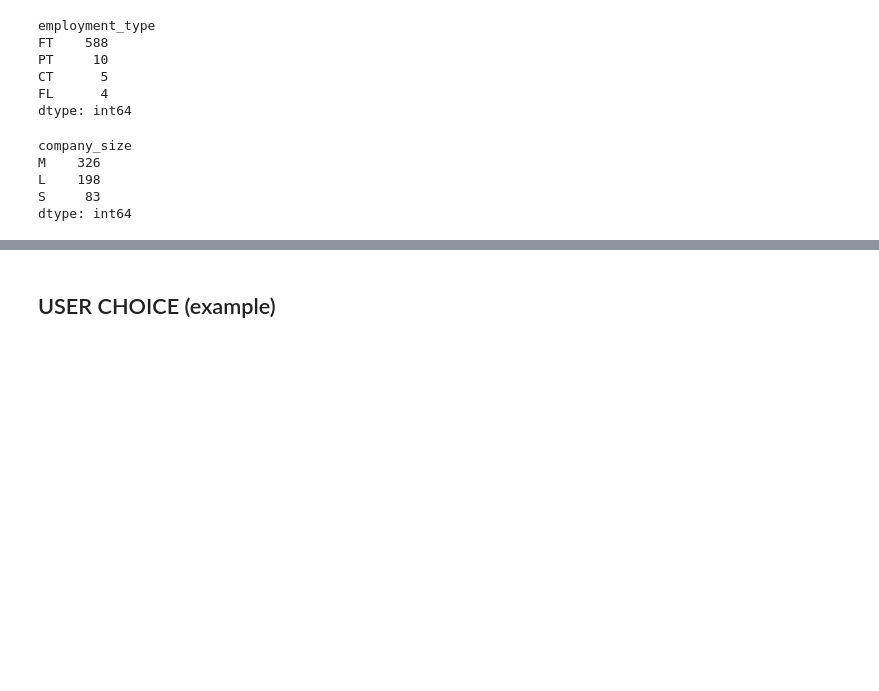
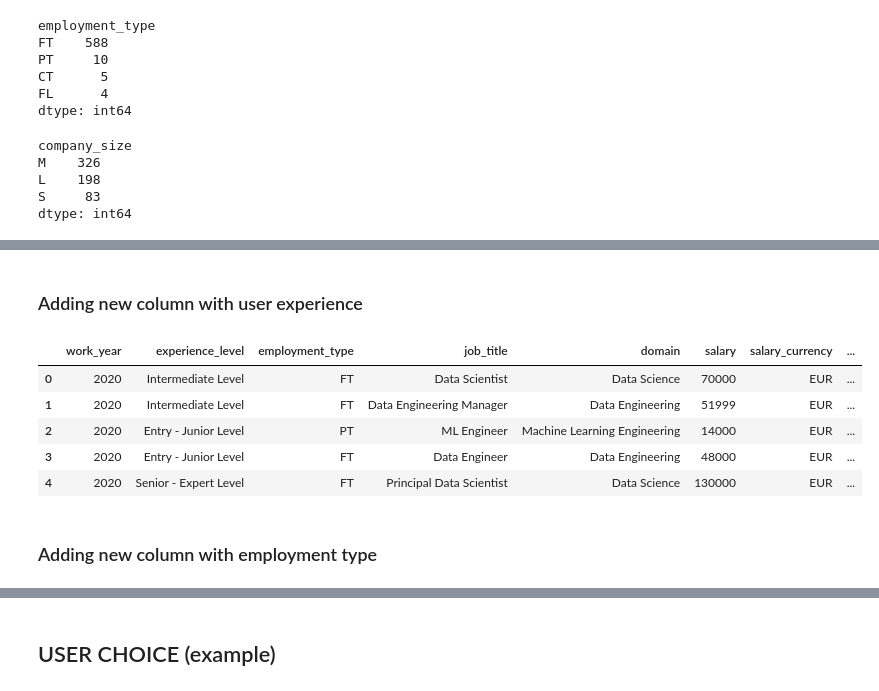
Before and after one commit to adzict/data_science_salaries, a Jupyter notebook: Data Science Salaries Dataset Exploration.ipynb, the cells around one changed output, grey strips where cells are left out. Cells and saved outputs as stored; diff of their text form; code cells hidden in the pictures; blank space fills up the shorter version.

```diff
--- a/Data Science Salaries Dataset Exploration.ipynb
+++ b/Data Science Salaries Dataset Exploration.ipynb
@@ -237,0 +273,2 @@ dtype: int64
+# %% [markdown]
+### Adding new column with user experience
@@ -237,0 +283,11 @@ dtype: int64
+# %%
+salaries_new1.head()
+# %% [output]
+|  | work_year | experience_level | employment_type | job_title | domain | salary | salary_currency | ... |
+| 0 | 2020 | Intermediate Level | FT | Data Scientist | Data Science | 70000 | EUR | ... |
+| 1 | 2020 | Intermediate Level | FT | Data Engineering Manager | Data Engineering | 51999 | EUR | ... |
+| 2 | 2020 | Entry - Junior Level | PT | ML Engineer | Machine Learning Engineering | 14000 | EUR | ... |
+| 3 | 2020 | Entry - Junior Level | FT | Data Engineer | Data Engineering | 48000 | EUR | ... |
+| 4 | 2020 | Senior - Expert Level | FT | Principal Data Scientist | Data Science | 130000 | EUR | ... |
+# %% [markdown]
+### Adding new column with employment type
```
Also changed, not shown: parts of 26 cells of this notebook, 5 other files.
